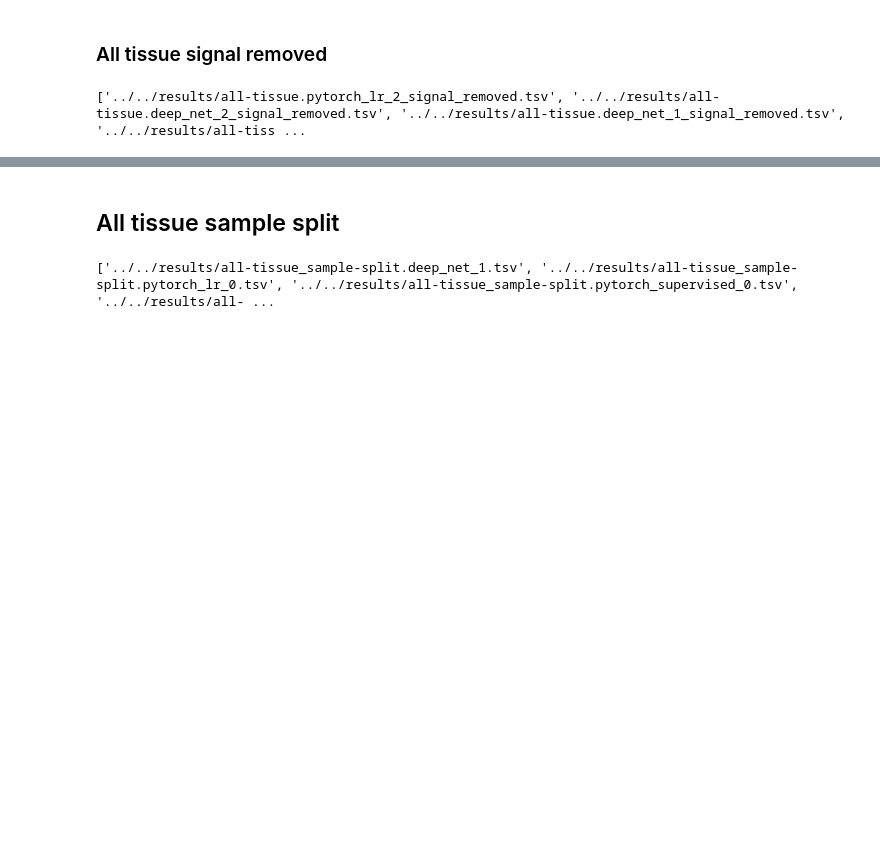
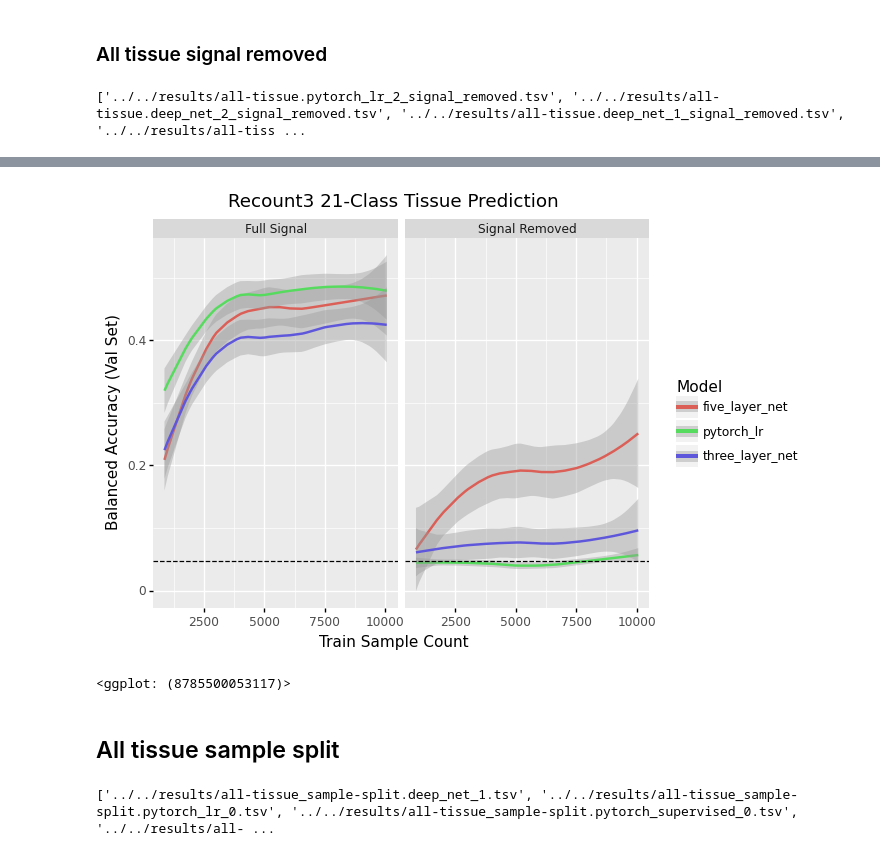
Before and after one commit to greenelab/linear_signal, a Jupyter notebook: notebook/analysis/benchmark_results.ipynb, the cells around one changed output, grey strips where cells are left out. Drawn from its saved outputs; the diff is of its cells as text; code cells hidden in the pictures; blank space fills up the shorter version.

Commit message:
Combine sex prediction more cleanly and combine recount multiclass

```diff
--- a/notebook/analysis/benchmark_results.ipynb
+++ b/notebook/analysis/benchmark_results.ipynb
@@ -177,7 +177,7 @@ print(in_files[:5])
 # %% [output]
 ['../../results/all-tissue.pytorch_lr_2_signal_removed.tsv', '../../results/all-tissue.deep_net_2_signal_removed.tsv', '../../results/all-tissue.deep_net_1_signal_removed.tsv', '../../results/all-tiss ...
 # %%
-tissue_metrics = pd.DataFrame()
+sr_tissue_metrics = pd.DataFrame()
 for path in in_files:
     new_df = pd.read_csv(path, sep='\t')
     model_info = path.strip('.tsv').split('all-tissue.')[-1]
@@ -189,10 +189,10 @@ for path in in_files:
 
     new_df['seed'] = model_info[-3]
 
-    tissue_metrics = pd.concat([tissue_metrics, new_df])
+    sr_tissue_metrics = pd.concat([sr_tissue_metrics, new_df])
 
-tissue_metrics['train_count'] = tissue_metrics['train sample count']
+sr_tissue_metrics['train_count'] = sr_tissue_metrics['train sample count']
 
-tissue_metrics['Model'] = tissue_metrics['Model'].str.replace('pytorch_supervised', 'three_layer_net')
-tissue_metrics['Model'] = tissue_metrics['Model'].str.replace('deep_net', 'five_layer_net')
+sr_tissue_metrics['Model'] = sr_tissue_metrics['Model'].str.replace('pytorch_supervised', 'three_layer_net')
+sr_tissue_metrics['Model'] = sr_tissue_metrics['Model'].str.replace('deep_net', 'five_layer_net')
 # %%
@@ -211,0 +230,7 @@ plot
+# %%
+sr_tissue_metrics = sr_tissue_metrics.loc[:,['balanced_accuracy', 'Model', 'train_count']]
+sr_tissue_metrics['correction'] = 'Signal Removed'
+tissue_metrics = tissue_metrics.loc[:,['balanced_accuracy', 'Model', 'train_count']]
+tissue_metrics['correction'] = 'Full Signal'
+combined_df = tissue_metrics.append(sr_tissue_metrics)
+combined_df
@@ -212,3 +251,18 @@ plot
+# %%
+plot_df = combined_df[combined_df['Model'].isin(['three_layer_net', 'five_layer_net', 'pytorch_lr'])]
+plot = ggplot(plot_df, aes(x='train_count', y='balanced_accuracy', color='Model'))
+
+plot += geom_smooth()
+plot += geom_hline(yintercept=1/21, linetype='dashed')
+plot += ggtitle('Recount3 21-Class Tissue Prediction')
+plot += facet_wrap('correction')
+plot += xlab('Train Sample Count')
+plot += ylab('Balanced Accuracy (Val Set)')
+plot.save('../../figures/recount_multiclass_combined.svg')
+plot
+# %% [output]
+[figure, added]
+<ggplot: (8785500053117)>
 # %% [markdown]
 ## All tissue sample split
 # %%
```
Also changed, not shown: parts of 27 cells of this notebook.
